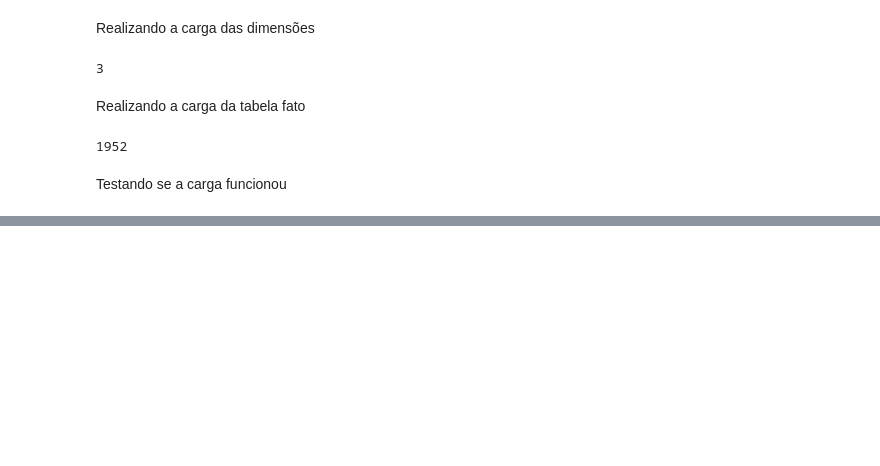
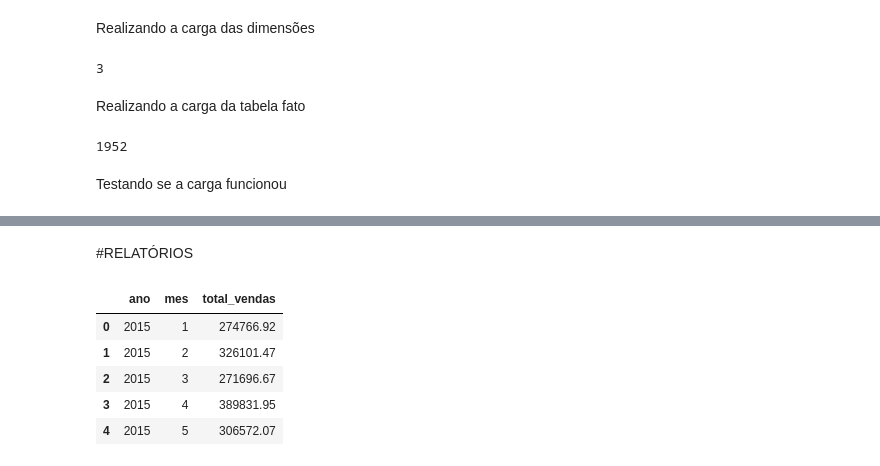
Before and after one commit to LucianoBruno1/SuperStore_Sales_BusinessInteligence, a Jupyter notebook: Projeto_TEBD.ipynb, the cells around one changed output, grey strips where cells are left out. Saved outputs shown, nothing was run; the diff lists cells and outputs as text; code cells hidden in the pictures; blank space fills up the shorter version.

```diff
--- a/Projeto_TEBD.ipynb
+++ b/Projeto_TEBD.ipynb
@@ -140,0 +257,29 @@ pd.read_sql('SELECT * FROM dim_produto LIMIT 5', conn)
+# %% [markdown]
+#RELATÓRIOS
+# %%
+#1. Relatório: Vendas por Período (Ano e Mês)
+import sqlite3
+conn = sqlite3.connect("superstore_dw.db")
+
+query = """SELECT
+    dt.ano,
+    dt.mes,
+    ROUND(SUM(fv.Sales), 2) AS total_vendas
+FROM
+    fato_vendas fv
+JOIN
+    dim_tempo dt ON fv.id_tempo = dt.id_tempo
+GROUP BY
+    dt.ano, dt.mes
+ORDER BY
+    dt.ano, dt.mes;
+"""
+df_result = pd.read_sql_query(query, conn)
+df_result.head()
+# %% [output]
+|  | ano | mes | total_vendas |
+| 0 | 2015 | 1 | 274766.92 |
+| 1 | 2015 | 2 | 326101.47 |
+| 2 | 2015 | 3 | 271696.67 |
+| 3 | 2015 | 4 | 389831.95 |
+| 4 | 2015 | 5 | 306572.07 |
```
Also changed, not shown: parts of 12 cells of this notebook.
